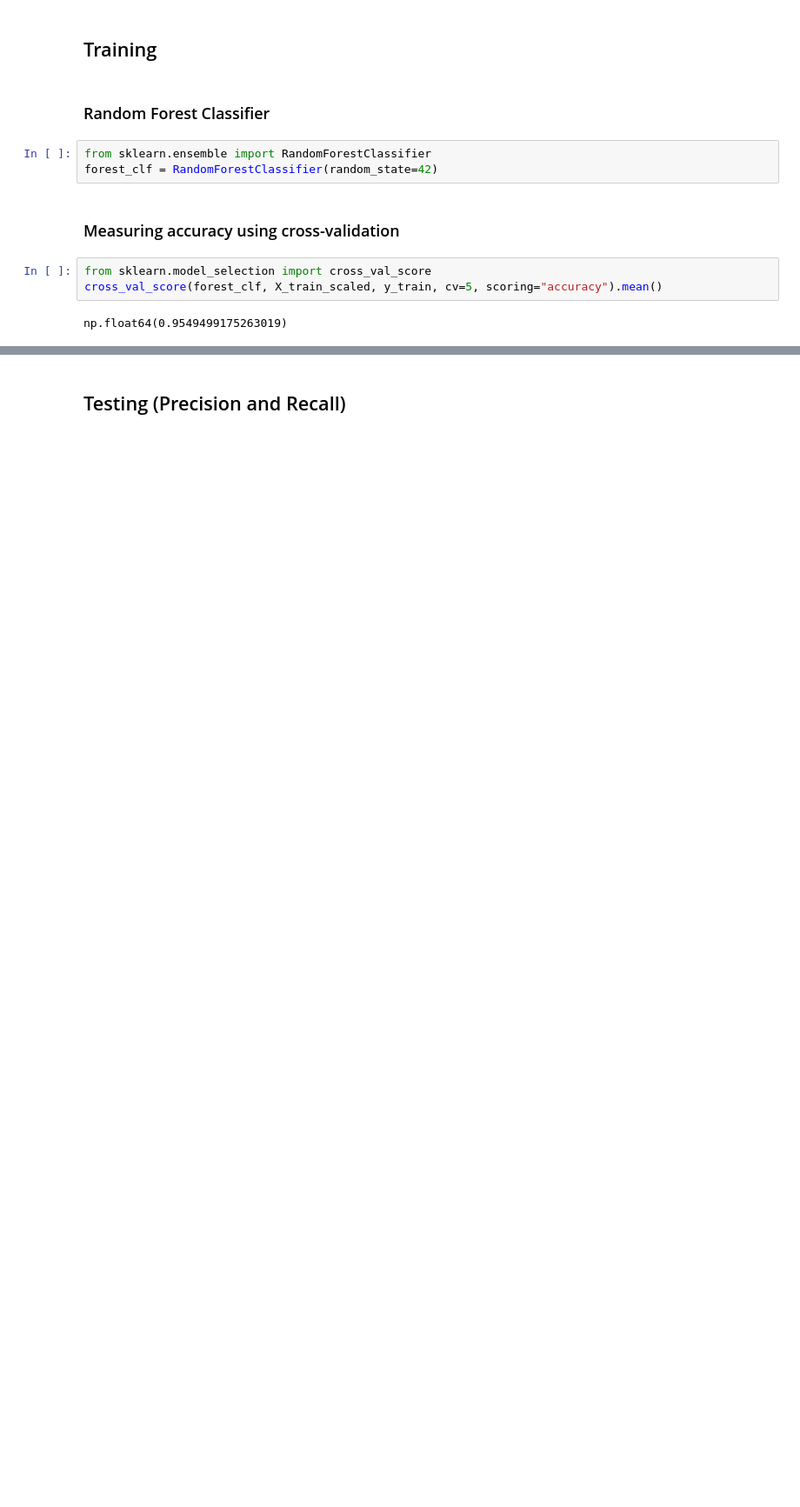
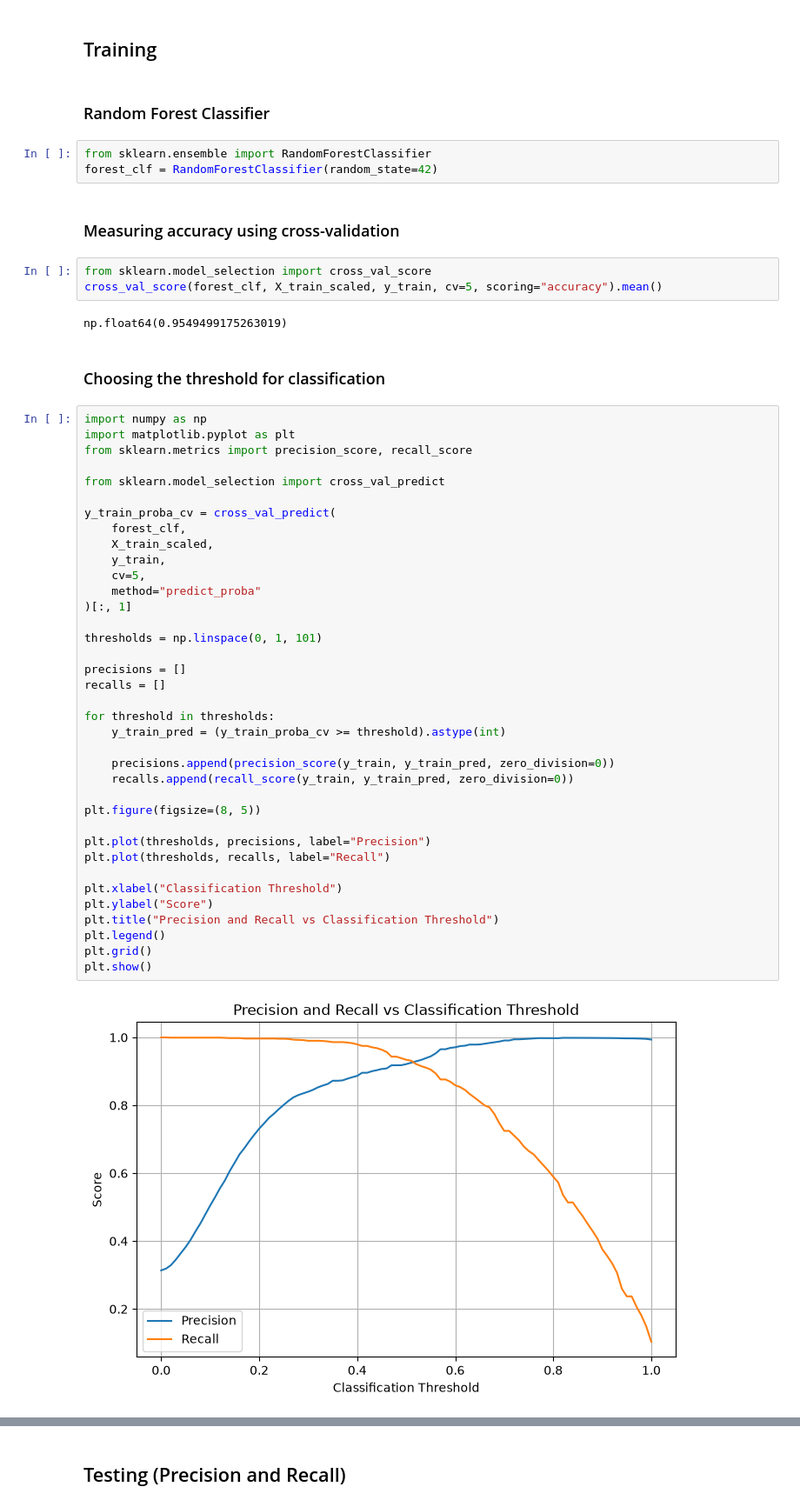
Before and after one commit to vibhav-gupta-1989/Spam-Email-Classifier, a Jupyter notebook: Spam Classifier.ipynb, the cells around one changed output, grey strips where cells are left out. Shown at 87% size. Drawn from its saved outputs; the diff is of its cells as text; blank space fills up the shorter version.

Commit message:
Compute precision, recall curve with threshold on the training data

```diff
--- a/Spam Classifier.ipynb
+++ b/Spam Classifier.ipynb
@@ -275,3 +275,44 @@ from sklearn.model_selection import cross_val_score
 cross_val_score(forest_clf, X_train_scaled, y_train, cv=5, scoring="accuracy").mean()
 # %% [output]
 np.float64(0.9549499175263019)
+# %% [markdown]
+### Choosing the threshold for classification
+# %%
+import numpy as np
+import matplotlib.pyplot as plt
+from sklearn.metrics import precision_score, recall_score
+
+from sklearn.model_selection import cross_val_predict
+
+y_train_proba_cv = cross_val_predict(
+    forest_clf,
+    X_train_scaled,
+    y_train,
+    cv=5,
+    method="predict_proba"
+)[:, 1]
+
+thresholds = np.linspace(0, 1, 101)
+
+precisions = []
+recalls = []
+
+for threshold in thresholds:
+    y_train_pred = (y_train_proba_cv >= threshold).astype(int)
+
+    precisions.append(precision_score(y_train, y_train_pred, zero_division=0))
+    recalls.append(recall_score(y_train, y_train_pred, zero_division=0))
+
+plt.figure(figsize=(8, 5))
+
+plt.plot(thresholds, precisions, label="Precision")
+plt.plot(thresholds, recalls, label="Recall")
+
+plt.xlabel("Classification Threshold")
+plt.ylabel("Score")
+plt.title("Precision and Recall vs Classification Threshold")
+plt.legend()
+plt.grid()
+plt.show()
+# %% [output]
+[figure, added]
```
Also changed, not shown: parts of 9 cells of this notebook.
